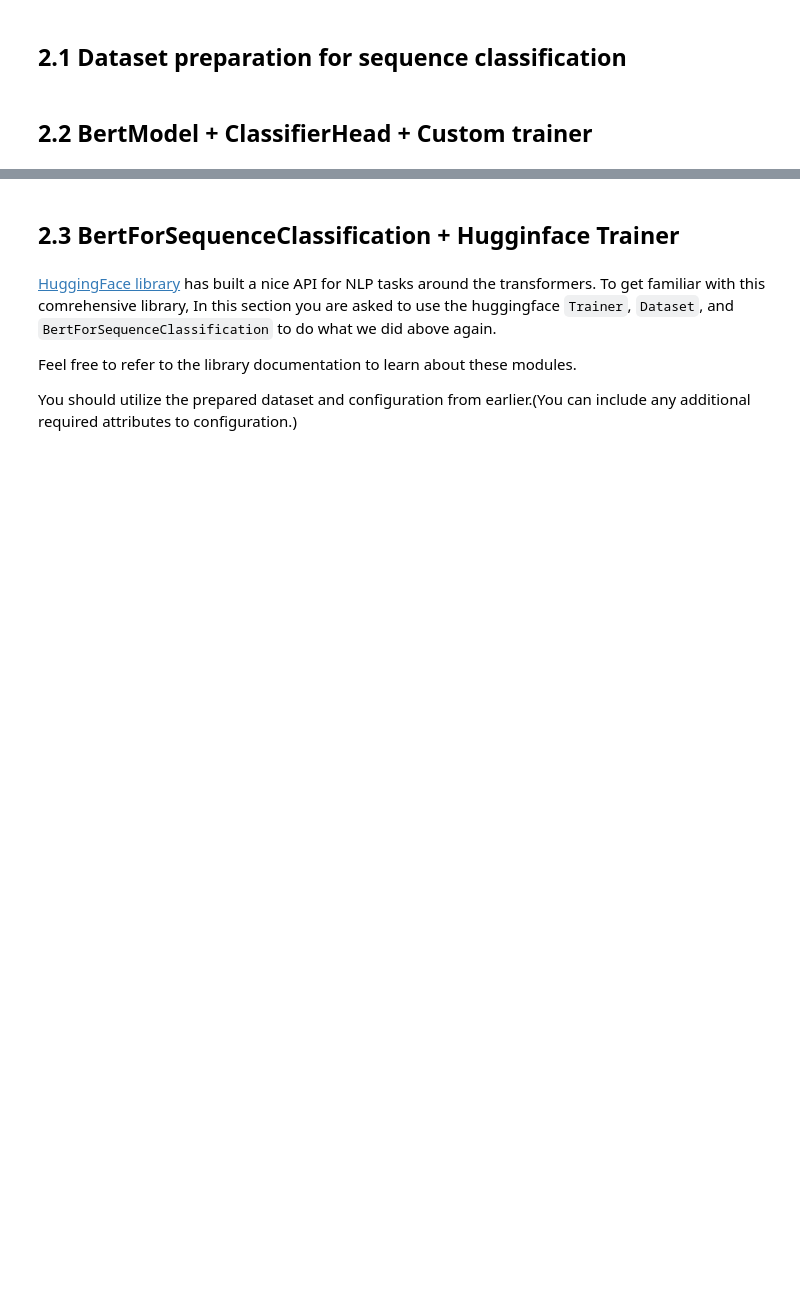
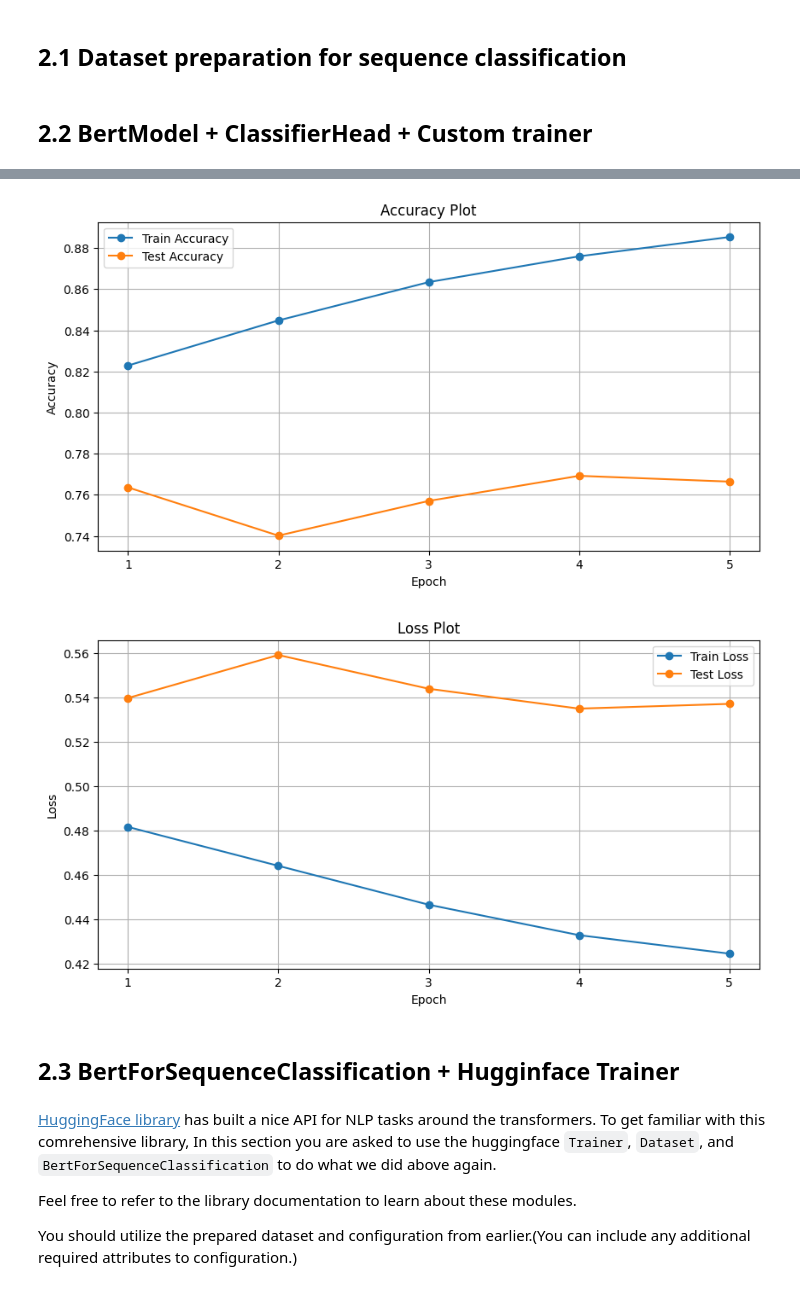
Before and after one commit to sehbeygi79/Bert-MLM-SeqClassification, a Jupyter notebook: Bert-MLM-SeqClassification.ipynb, the cells around one changed output, grey strips where cells are left out. Drawn from its saved outputs; the diff is of its cells as text; code cells hidden in the pictures; blank space fills up the shorter version.

```diff
--- a/Bert-MLM-SeqClassification.ipynb
+++ b/Bert-MLM-SeqClassification.ipynb
@@ -598,0 +640,16 @@ criterion =
+# %%
+from sklearn.metrics import accuracy_score
+
+score_funcs = {"acc": accuracy_score}
+
+results = train_network(
+    cls_model,
+    criterion,
+    train_loader,
+    test_loader=test_loader,
+    optimizer=optimizer,
+    score_funcs=score_funcs,
+    epochs=num_epoch,
+    device=device,
+    log_items=("train loss", "test loss", "train acc", "test acc"),
+)
@@ -599,3 +662,40 @@ criterion =
+# %%
+plt.figure(figsize=(10, 5))
+plt.plot(
+    range(1, num_epoch + 1), results["train acc"], label="Train Accuracy", marker="o"
+)
+plt.plot(
+    range(1, num_epoch + 1),
+    results["test acc"],
+    label="Test Accuracy",
+    marker="o",
+)
+plt.title("Accuracy Plot")
+plt.xlabel("Epoch")
+plt.ylabel("Accuracy")
+plt.xticks(range(1, num_epoch + 1))
+plt.legend()
+plt.grid(True)
+plt.show()
+
+plt.figure(figsize=(10, 5))
+plt.plot(range(1, num_epoch + 1), results["train loss"], label="Train Loss", marker="o")
+plt.plot(
+    range(1, num_epoch + 1),
+    results["test loss"],
+    label="Test Loss",
+    marker="o",
+)
+plt.title("Loss Plot")
+plt.xlabel("Epoch")
+plt.ylabel("Loss")
+plt.xticks(range(1, num_epoch + 1))
+plt.legend()
+plt.grid(True)
+plt.show()
+# %% [output]
+[figure, added]
+[figure, added]
 # %% [markdown]
 ## 2.3 BertForSequenceClassification + Hugginface Trainer
 # %% [markdown]
```
Also changed, not shown: parts of 11 cells of this notebook.
